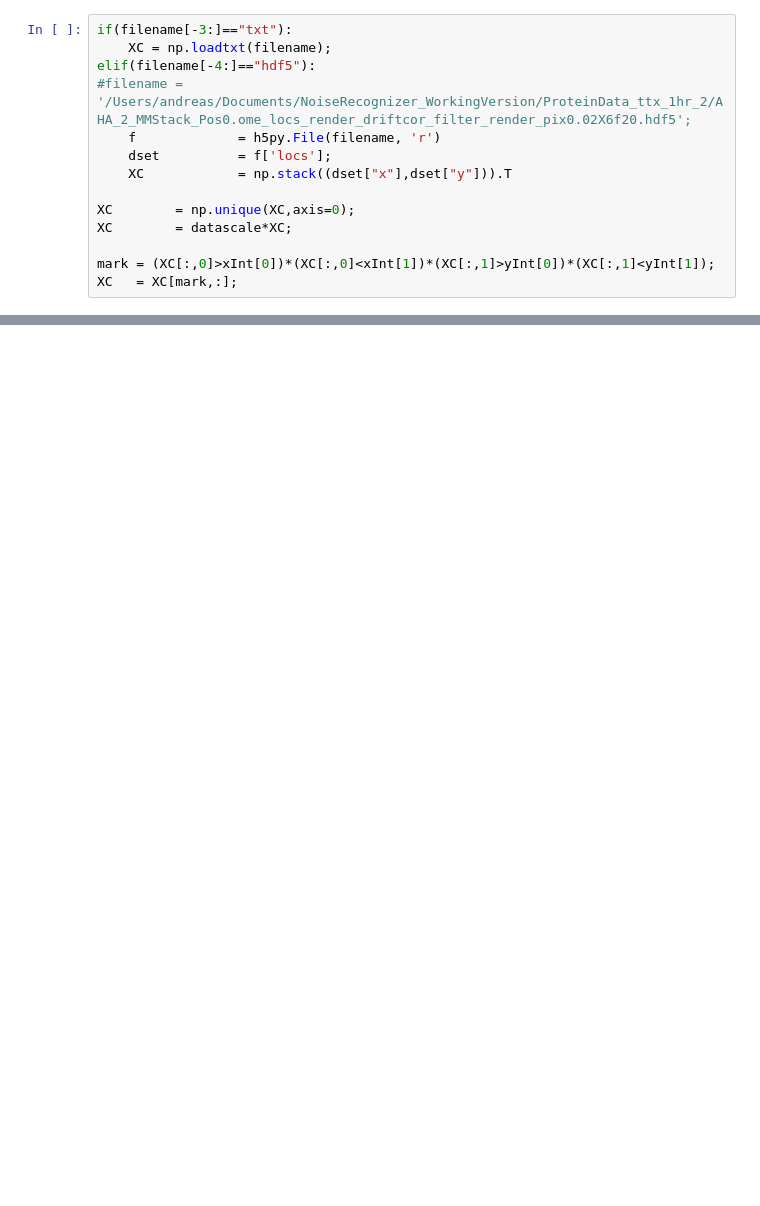
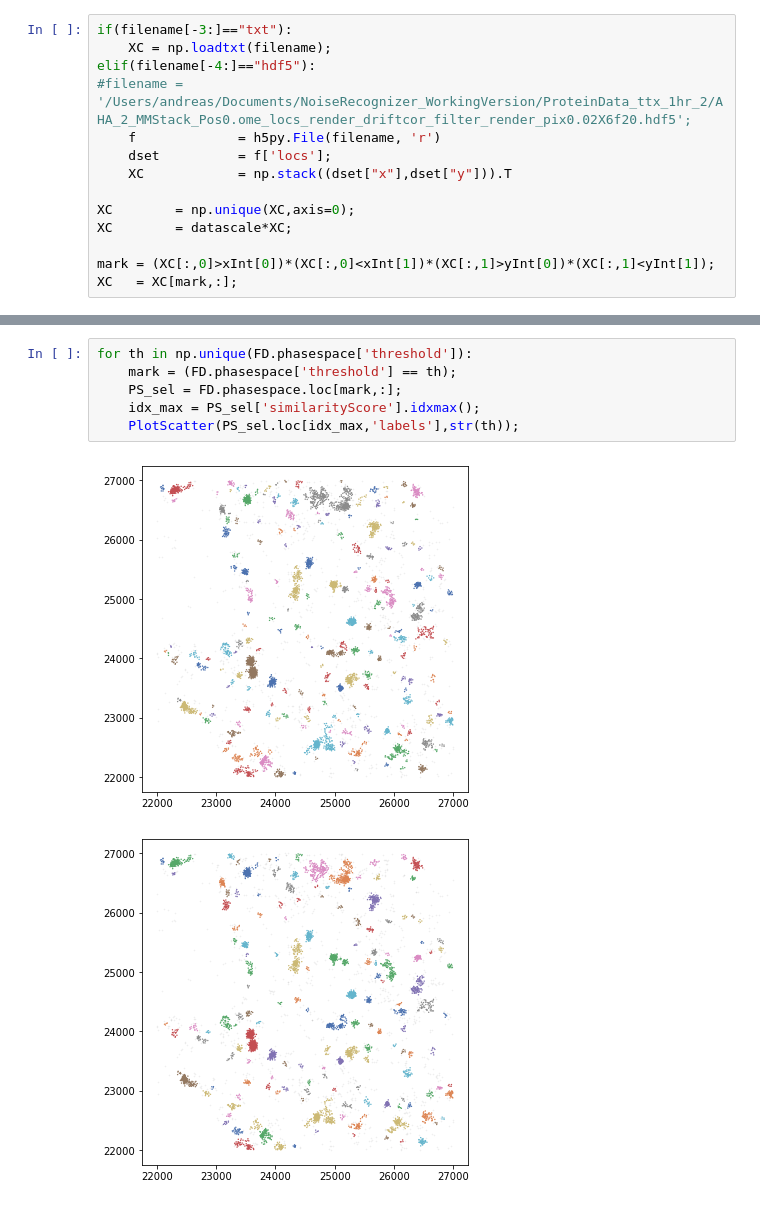
Before and after one commit to NoldAndreas/FINDER, a Jupyter notebook: Code/FigX3_Explore2DOptimizer.py.ipynb, the cells around one changed output, grey strips where cells are left out. Saved outputs shown, nothing was run; the diff lists cells and outputs as text; blank space fills up the shorter version.

```diff
--- a/Code/FigX3_Explore2DOptimizer.py.ipynb
+++ b/Code/FigX3_Explore2DOptimizer.py.ipynb
@@ -84,0 +101,9 @@ PlotScatter(FD.labels)
+# %%
+for th in np.unique(FD.phasespace['threshold']):
+    mark = (FD.phasespace['threshold'] == th);
+    PS_sel = FD.phasespace.loc[mark,:];
+    idx_max = PS_sel['similarityScore'].idxmax();
+    PlotScatter(PS_sel.loc[idx_max,'labels'],str(th));
+# %% [output]
+[figure, added]
+[figure, added]
```
Also changed, not shown: parts of 13 cells of this notebook, 1 other file.
